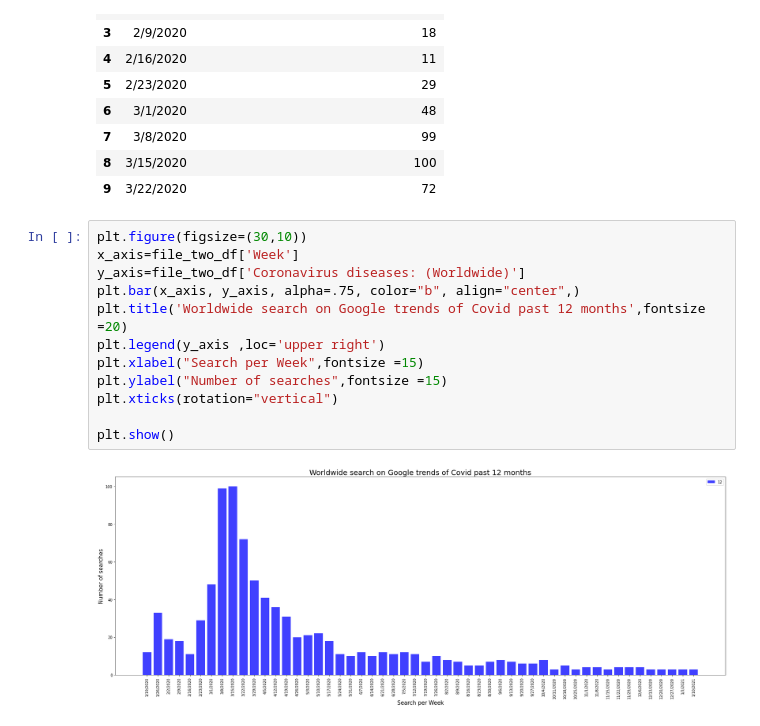
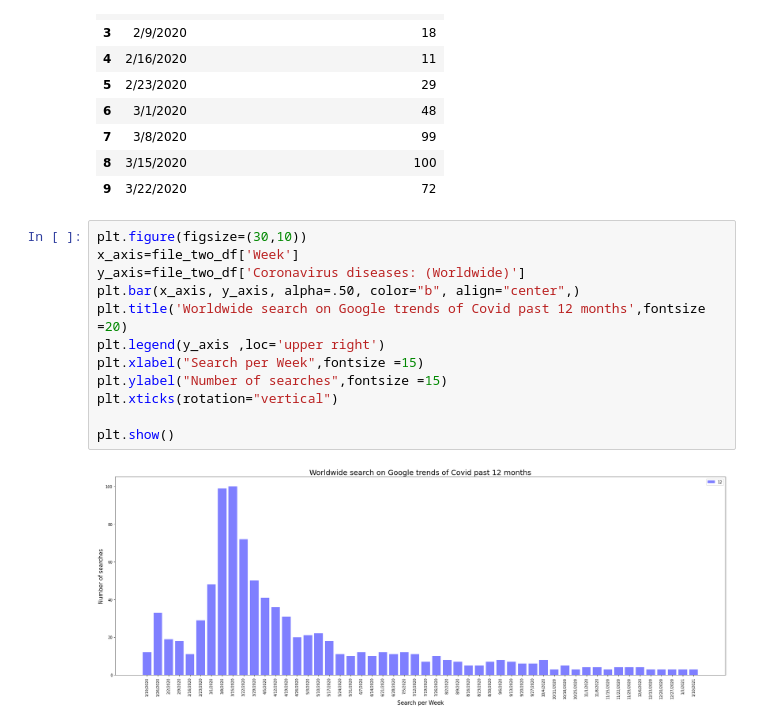
Before and after one commit to bakshishreya/Google-trends, a Jupyter notebook: Untitled.ipynb, the cells around one changed output. Cells and saved outputs as stored; diff of their text form.

```diff
--- a/Untitled.ipynb
+++ b/Untitled.ipynb
@@ -61,14 +63,14 @@ file_two_df.head(10)
 # %%
 plt.figure(figsize=(30,10))
 x_axis=file_two_df['Week']
 y_axis=file_two_df['Coronavirus diseases: (Worldwide)']
-plt.bar(x_axis, y_axis, alpha=.75, color="b", align="center",)
+plt.bar(x_axis, y_axis, alpha=.50, color="b", align="center",)
 plt.title('Worldwide search on Google trends of Covid past 12 months',fontsize =20)
 plt.legend(y_axis ,loc='upper right')
 plt.xlabel("Search per Week",fontsize =15)
 plt.ylabel("Number of searches",fontsize =15)
 plt.xticks(rotation="vertical")
 
 plt.show()
 # %% [output]
-[figure, old version]
+[figure, new version]
```
Also changed, not shown: parts of 1 cell of this notebook.
